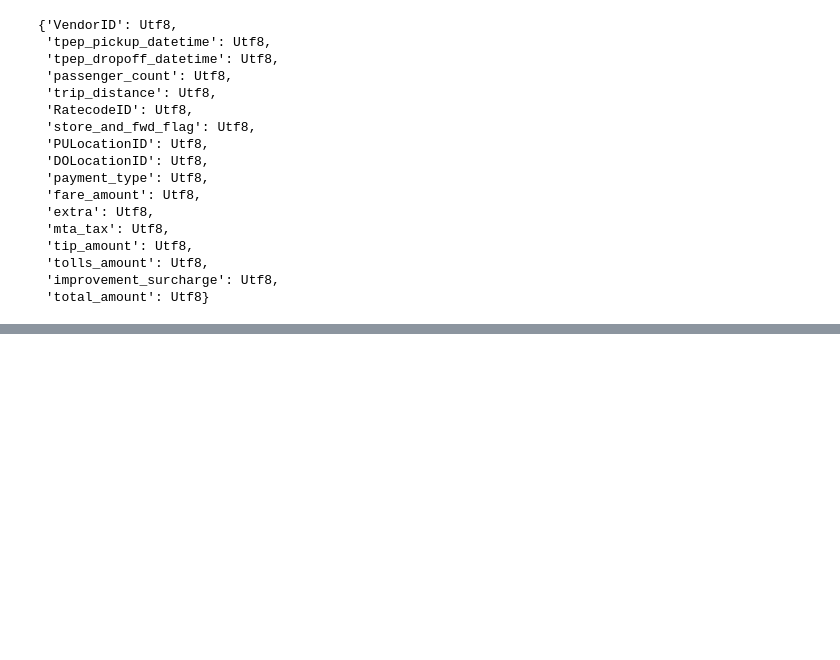
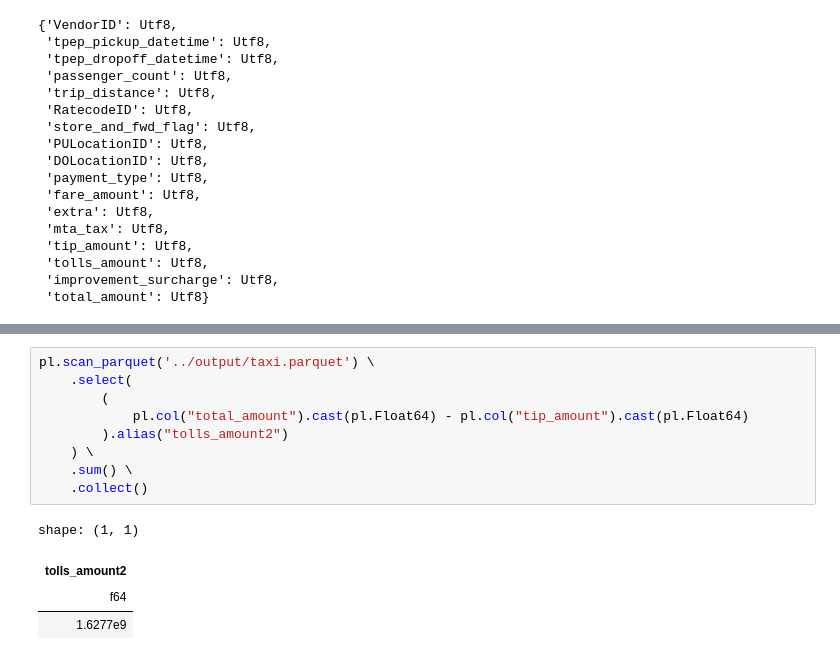
Before and after one commit to gmbmx/zophia-polars, a Jupyter notebook: notebooks/02_polars_io.ipynb, the cells around one changed output, grey strips where cells are left out. Saved outputs shown, nothing was run; the diff lists cells and outputs as text; blank space fills up the shorter version.

```diff
--- a/notebooks/02_polars_io.ipynb
+++ b/notebooks/02_polars_io.ipynb
@@ -57,0 +93,14 @@ taxi_df.schema
+# %%
+pl.scan_parquet('../output/taxi.parquet') \
+    .select(
+        (
+            pl.col("total_amount").cast(pl.Float64) - pl.col("tip_amount").cast(pl.Float64)
+        ).alias("tolls_amount2")
+    ) \
+    .sum() \
+    .collect()
+# %% [output]
+shape: (1, 1)
+| tolls_amount2 |
+| f64 |
+| 1.6277e9 |
```
Also changed, not shown: parts of 2 cells of this notebook, 3 other files.
